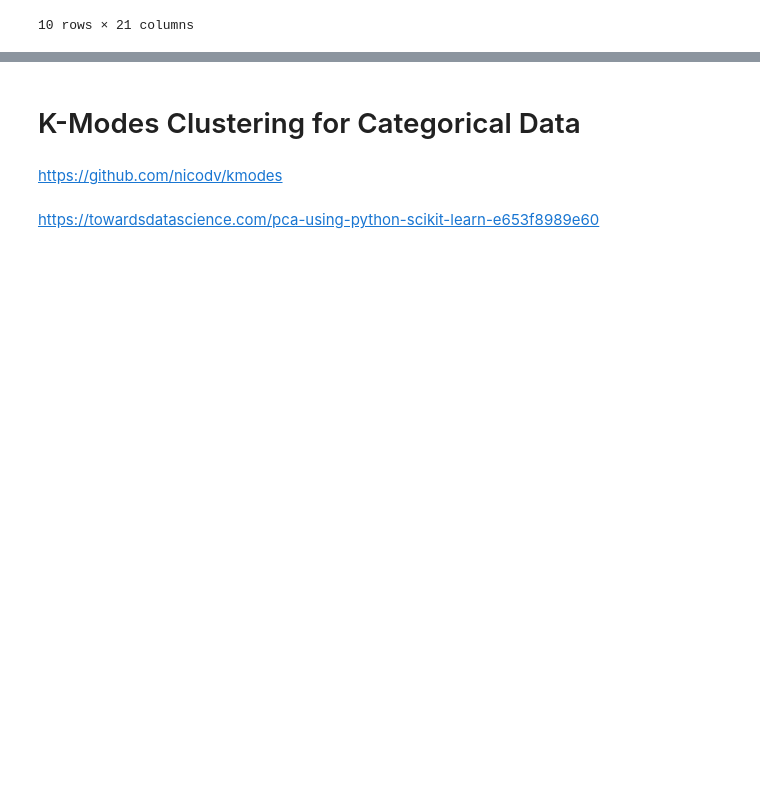
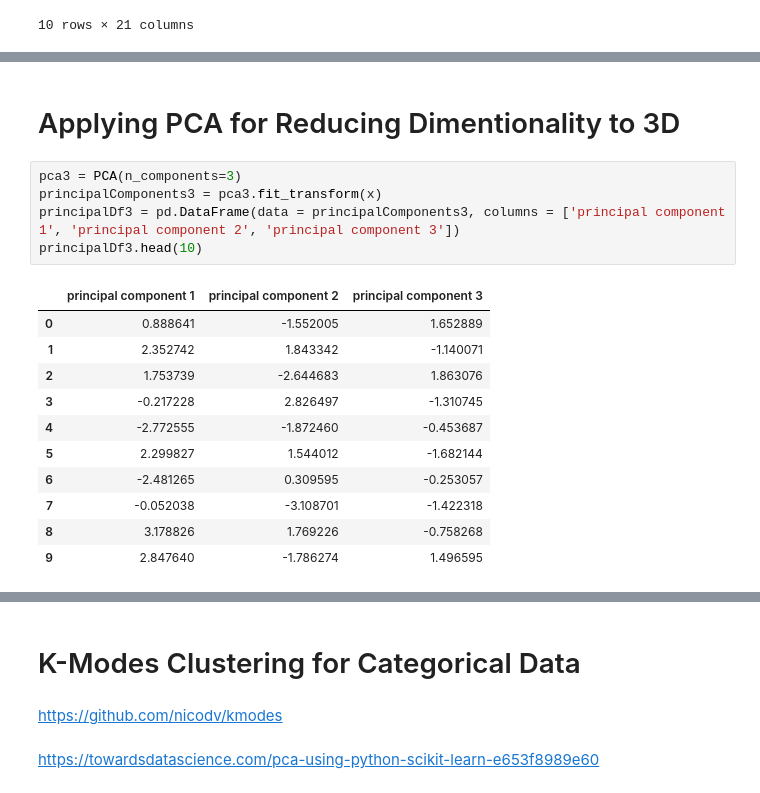
Before and after one commit to Coldsp33d/Yelp-Challenge-2018, a Jupyter notebook: clustering.ipynb, the cells around one changed output, grey strips where cells are left out. Drawn from its saved outputs; the diff is of its cells as text; blank space fills up the shorter version.

```diff
--- a/clustering.ipynb
+++ b/clustering.ipynb
@@ -78,0 +114,19 @@ categorized.head(10)
+# %% [markdown]
+# Applying PCA for Reducing Dimentionality to 3D
+# %%
+pca3 = PCA(n_components=3)
+principalComponents3 = pca3.fit_transform(x)
+principalDf3 = pd.DataFrame(data = principalComponents3, columns = ['principal component 1', 'principal component 2', 'principal component 3'])
+principalDf3.head(10)
+# %% [output]
+|  | principal component 1 | principal component 2 | principal component 3 |
+| 0 | 0.888641 | -1.552005 | 1.652889 |
+| 1 | 2.352742 | 1.843342 | -1.140071 |
+| 2 | 1.753739 | -2.644683 | 1.863076 |
+| 3 | -0.217228 | 2.826497 | -1.310745 |
+| 4 | -2.772555 | -1.872460 | -0.453687 |
+| 5 | 2.299827 | 1.544012 | -1.682144 |
+| 6 | -2.481265 | 0.309595 | -0.253057 |
+| 7 | -0.052038 | -3.108701 | -1.422318 |
+| 8 | 3.178826 | 1.769226 | -0.758268 |
+| 9 | 2.847640 | -1.786274 | 1.496595 |
```
Also changed, not shown: parts of 12 cells of this notebook.
